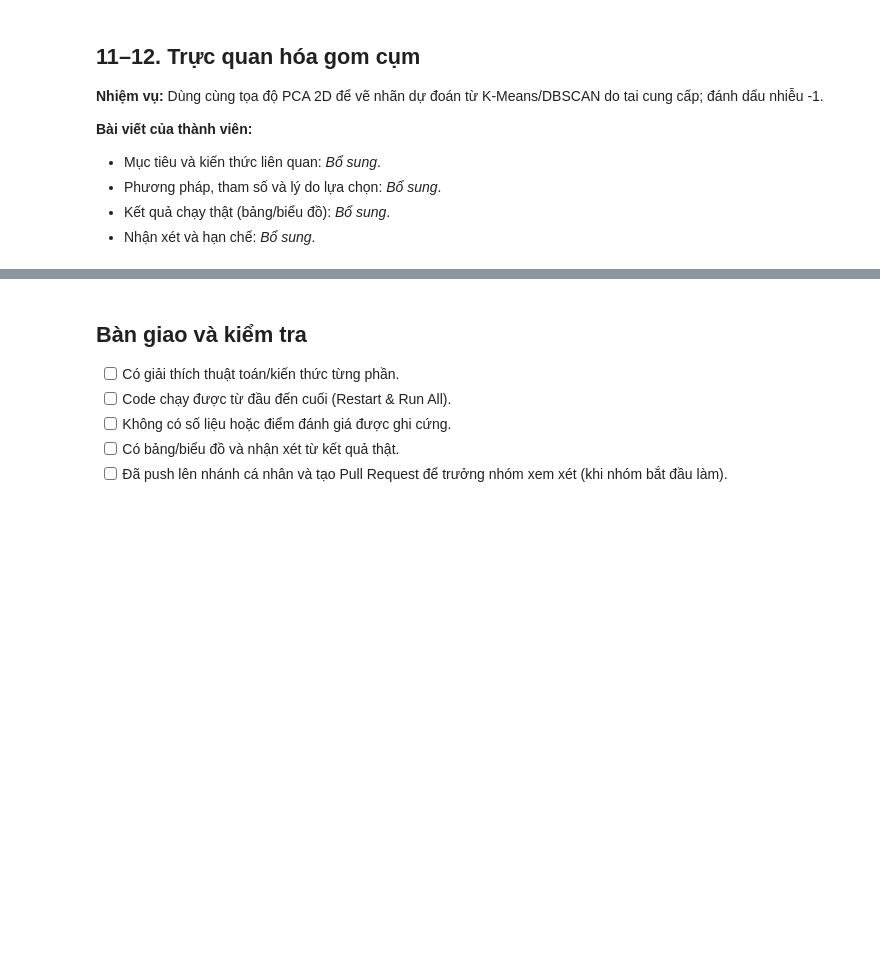
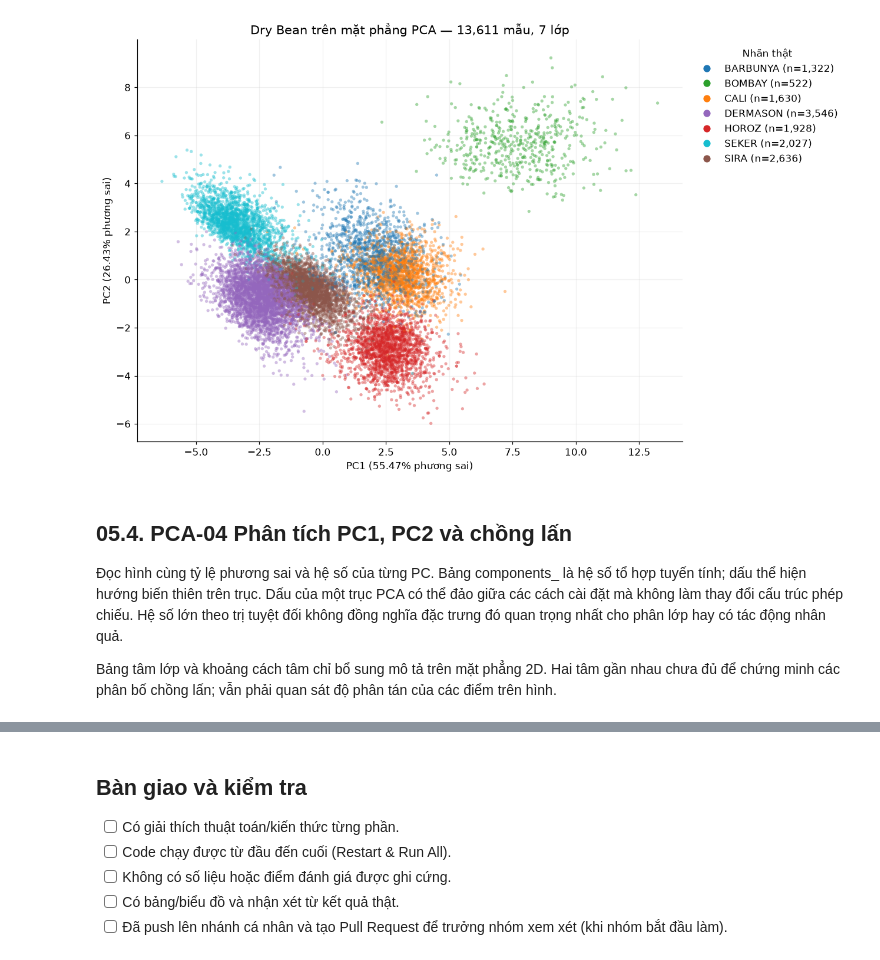
Before and after one commit to tanlen06-debug/Khai_Thac_Du_Lieu_Gr6, a Jupyter notebook: notebooks/linh.ipynb, the cells around one changed output, grey strips where cells are left out. Saved outputs shown, nothing was run; the diff lists cells and outputs as text; code cells hidden in the pictures; blank space fills up the shorter version.

```diff
--- a/notebooks/linh.ipynb
+++ b/notebooks/linh.ipynb
@@ -65,15 +223,28 @@ print("Project root:", ROOT)
 # %%
-# TODO (linh, 05. Biểu đồ các giống đậu): viet code thuc nghiem tai day.
-# Luu y: giu nhan Class ra khoi X khi huan luyen/gom cum neu phu hop.
+class_order = sorted(y.unique())
+colors = ["#1F77B4", "#2CA02C", "#FF7F0E", "#9467BD", "#D62728", "#17BECF", "#8C564B"]
+class_colors = dict(zip(class_order, colors))
+plot_df = pca_df.sample(frac=1, random_state=RANDOM_STATE)
+
+fig, ax = plt.subplots(figsize=(11.5, 7), constrained_layout=True)
+ax.scatter(plot_df["PC1"], plot_df["PC2"],
+           c=plot_df["Class"].map(class_colors), s=12, alpha=0.42, linewidths=0, rasterized=True)
+handles = [Line2D([0], [0], marker="o", linestyle="", color=class_colors[c],
+                  markersize=7, label=f"{c} (n={int((y == c).sum()):,})")
+           for c in class_order]
+ax.legend(handles=handles, title="Nhãn thật", loc="upper left", bbox_to_anchor=(1.01, 1), frameon=False)
+ax.set_xlabel(f"PC1 ({explained[0]:.2%} phương sai)")
+ax.set_ylabel(f"PC2 ({explained[1]:.2%} phương sai)")
+ax.set_title(f"Dry Bean trên mặt phẳng PCA — {len(df):,} mẫu, 7 lớp")
+ax.grid(alpha=0.18)
+ax.set_axisbelow(True)
+fig.savefig(FIGURES_DIR / "tv3_pca_true_labels.png", dpi=220, bbox_inches="tight")
+plt.show()
+# %% [output]
+[figure, added]
 # %% [markdown]
-## 11–12. Trực quan hóa gom cụm
+## 05.4. PCA-04 Phân tích PC1, PC2 và chồng lấn
+Đọc hình cùng tỷ lệ phương sai và hệ số của từng PC. Bảng components_ là hệ số tổ hợp tuyến tính; dấu thể hiện hướng biến thiên trên trục. Dấu của một trục PCA có thể đảo giữa các cách cài đặt mà không làm thay đổi cấu trúc phép chiếu. Hệ số lớn theo trị tuyệt đối không đồng nghĩa đặc trưng đó quan trọng nhất cho phân lớp hay có tác động nhân quả.
 
-**Nhiệm vụ:** Dùng cùng tọa độ PCA 2D để vẽ nhãn dự đoán từ K-Means/DBSCAN do tai cung cấp; đánh dấu nhiễu -1.
-
-**Bài viết của thành viên:**
-
-- Mục tiêu và kiến thức liên quan: _Bổ sung_.
-- Phương pháp, tham số và lý do lựa chọn: _Bổ sung_.
-- Kết quả chạy thật (bảng/biểu đồ): _Bổ sung_.
-- Nhận xét và hạn chế: _Bổ sung_.
+Bảng tâm lớp và khoảng cách tâm chỉ bổ sung mô tả trên mặt phẳng 2D. Hai tâm gần nhau chưa đủ để chứng minh các phân bố chồng lấn; vẫn phải quan sát độ phân tán của các điểm trên hình.
 # %%
```
Also changed, not shown: parts of 18 cells of this notebook, 7 other files.
